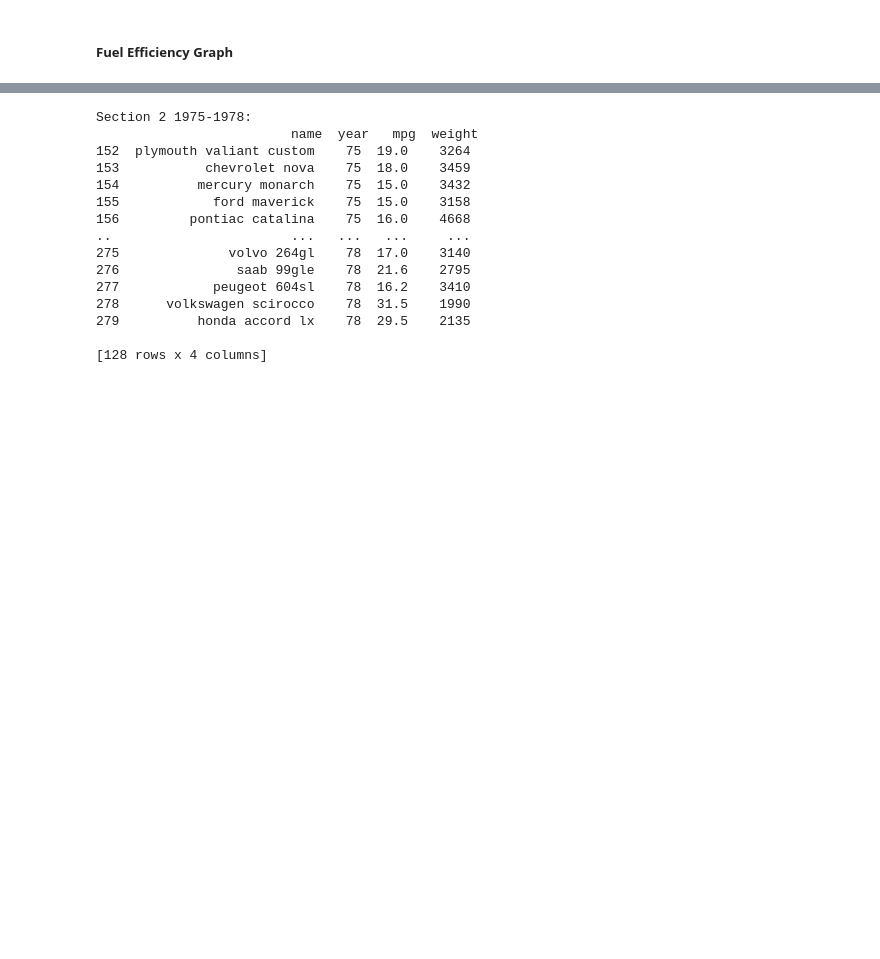
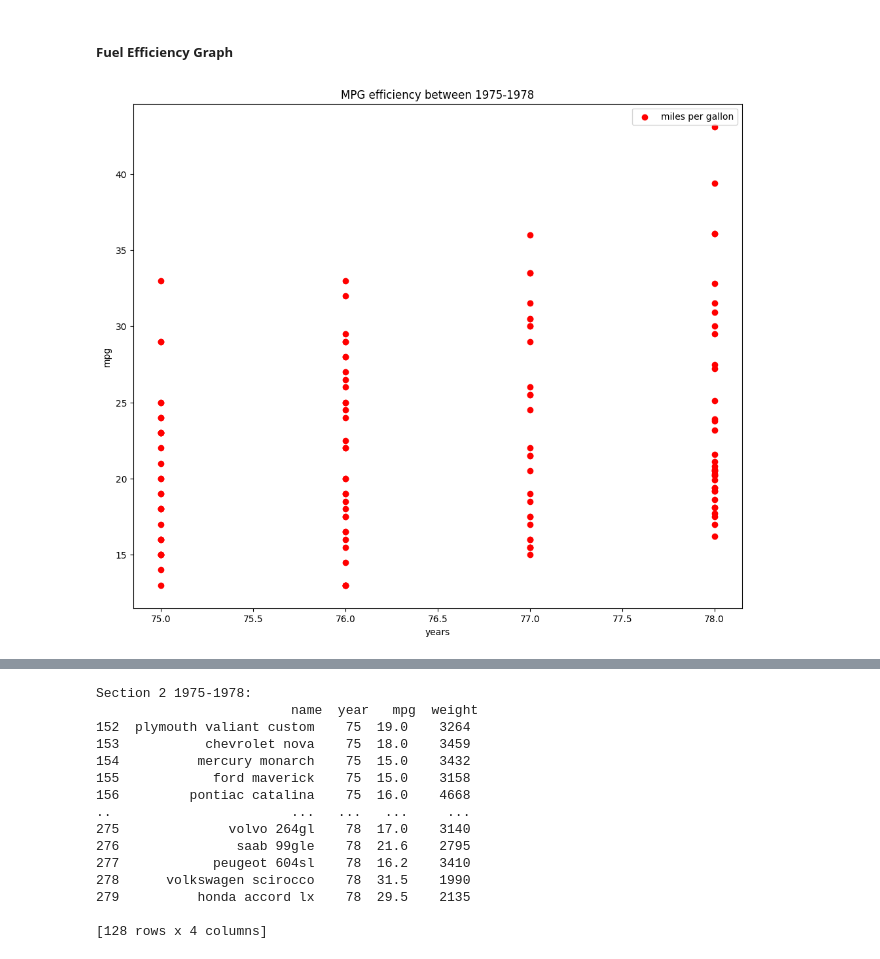
Before and after one commit to mleon0526/Fuel-Efficency-and-Weight-Cars-1970-1982, a Jupyter notebook: main.ipynb, the cells around one changed output, grey strips where cells are left out. Drawn from its saved outputs; the diff is of its cells as text; code cells hidden in the pictures; blank space fills up the shorter version.

Commit message:
Finish Section 2 code

```diff
--- a/main.ipynb
+++ b/main.ipynb
@@ -239,4 +242,15 @@ The worst performing year of section 1 and of all of the dataset is 1970. Here w
 # %%
 section_2 = pd.DataFrame(auto_dataset)
 
-filtered_section_2 = section_2.loc[lambda df: (df["years"] >= 75) & (df["year"] <= 78), ["name", "year", "mpg"]]
+filtered_section_2 = section_2.loc[lambda df: (df["year"] >= 75) & (df["year"] <= 78), ["name", "year", "mpg", "weight"]]
+
+
+plt.figure(figsize=(12,10))
+plt.scatter(filtered_section_2["year"], filtered_section_2["mpg"], color="red", label="miles per gallon")
+plt.xlabel("years")
+plt.ylabel("mpg")
+plt.title("MPG efficiency between 1975-1978")
+plt.legend()
+plt.show()
+# %% [output]
+[figure, added]
```
Also changed, not shown: parts of 12 cells of this notebook.
